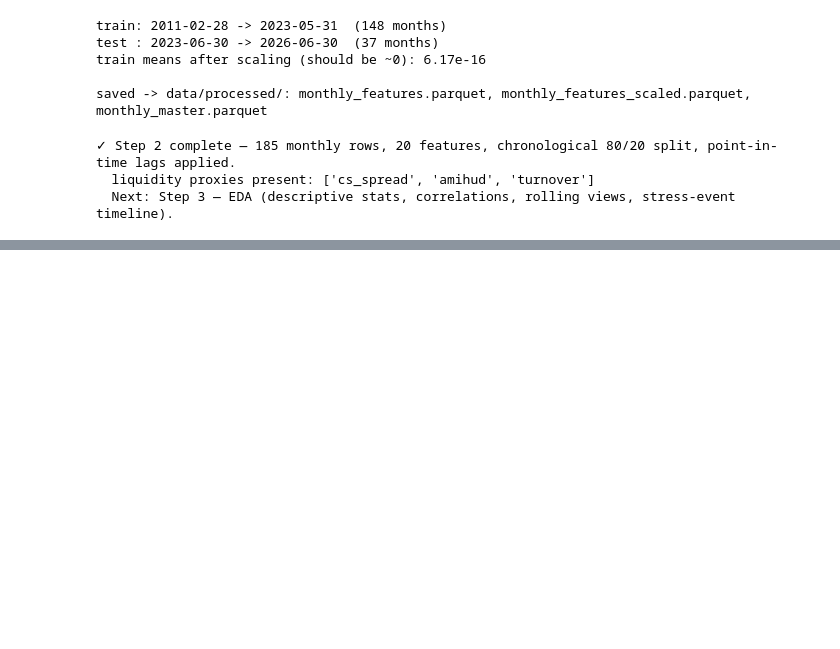
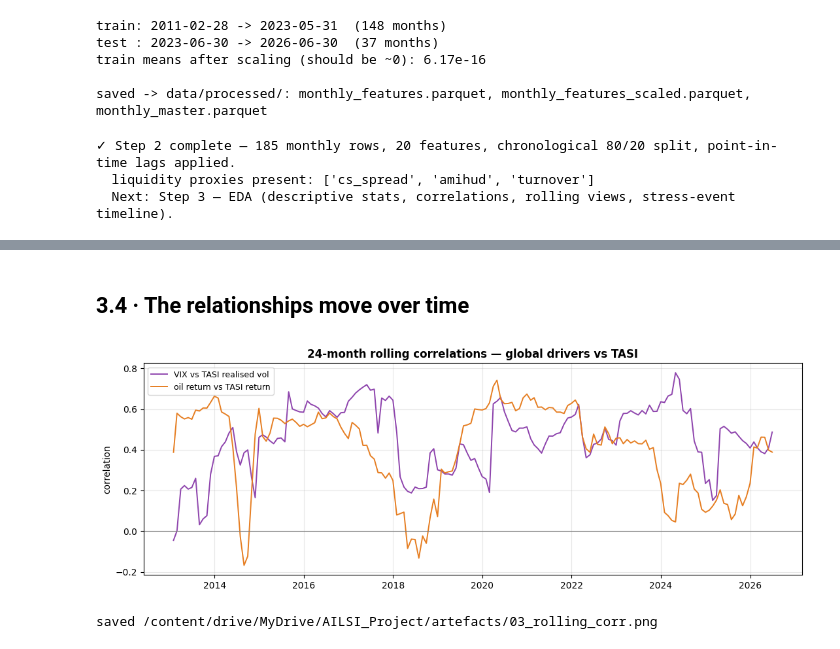
Before and after one commit to Muhfaden/ailsi-tasi, a Jupyter notebook: AILSI_Project.ipynb, the cells around one changed output, grey strips where cells are left out. Drawn from its saved outputs; the diff is of its cells as text; code cells hidden in the pictures; blank space fills up the shorter version.

```diff
--- a/AILSI_Project.ipynb
+++ b/AILSI_Project.ipynb
@@ -782,0 +889,20 @@ print("  Next: Step 3 — EDA (descriptive stats, correlations, rolling views, s
+# %% [markdown]
+## 3.4 · The relationships move over time
+# %%
+roll_win = 24
+rc1 = f_w["vix"].rolling(roll_win).corr(f_w["tasi_rvol"])
+rc2 = f_w["oil_ret"].rolling(roll_win).corr(f_w["tasi_ret"])
+
+fig, ax = plt.subplots(figsize=(11, 4))
+ax.plot(rc1.index, rc1, color="#8e44ad", lw=1.4, label="VIX vs TASI realised vol")
+ax.plot(rc2.index, rc2, color="#e67e22", lw=1.4, label="oil return vs TASI return")
+ax.axhline(0, color="0.5", lw=0.8)
+ax.set_title(f"{roll_win}-month rolling correlations — global drivers vs TASI", fontweight="bold")
+ax.set_ylabel("correlation"); ax.legend(fontsize=9); ax.grid(alpha=0.3)
+fig.tight_layout()
+fig.savefig(ARTEFACT_DIR / "03_rolling_corr.png", dpi=120, bbox_inches="tight")
+plt.show()
+print("saved", ARTEFACT_DIR / "03_rolling_corr.png")
+# %% [output]
+[figure, added]
+saved /content/drive/MyDrive/AILSI_Project/artefacts/03_rolling_corr.png
```
Also changed, not shown: parts of 25 cells of this notebook.
